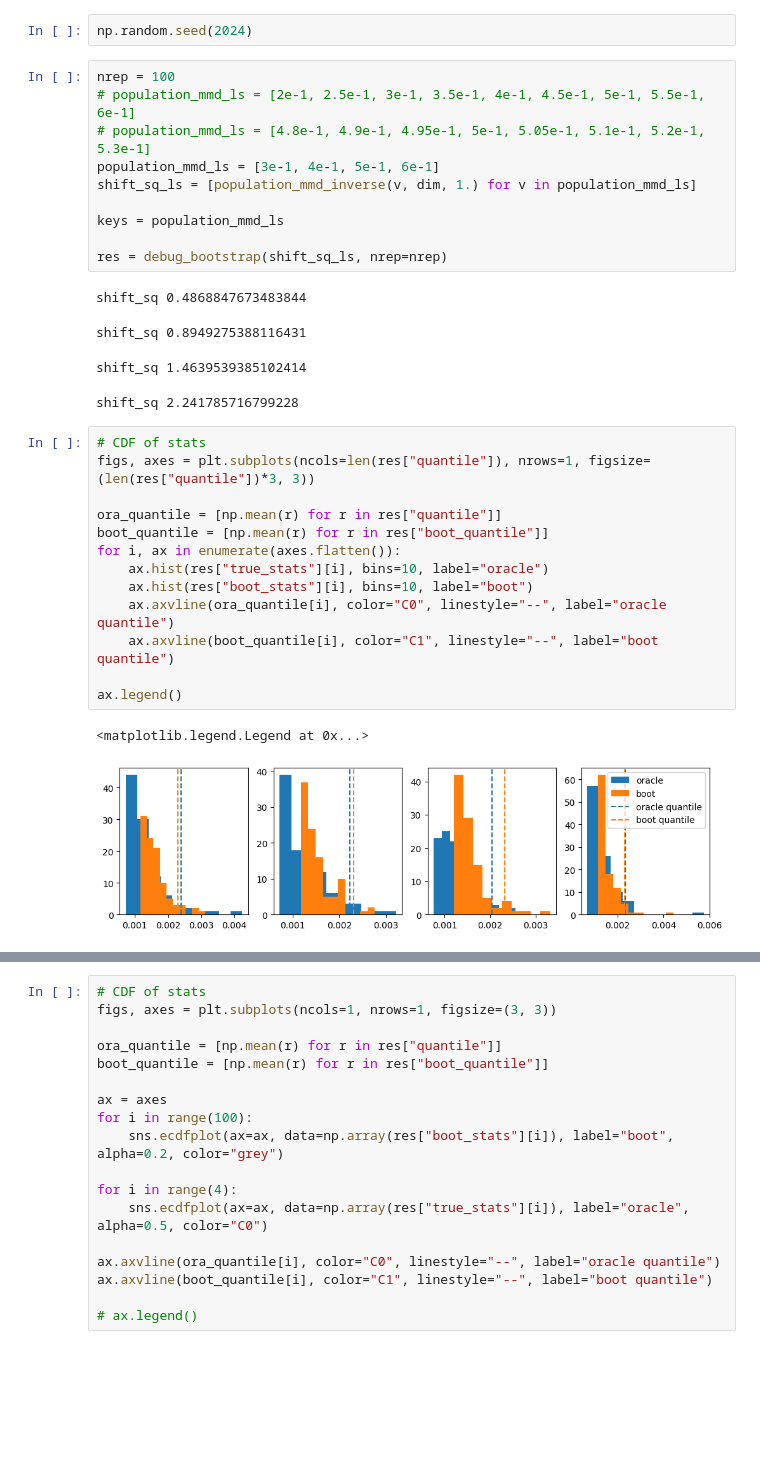
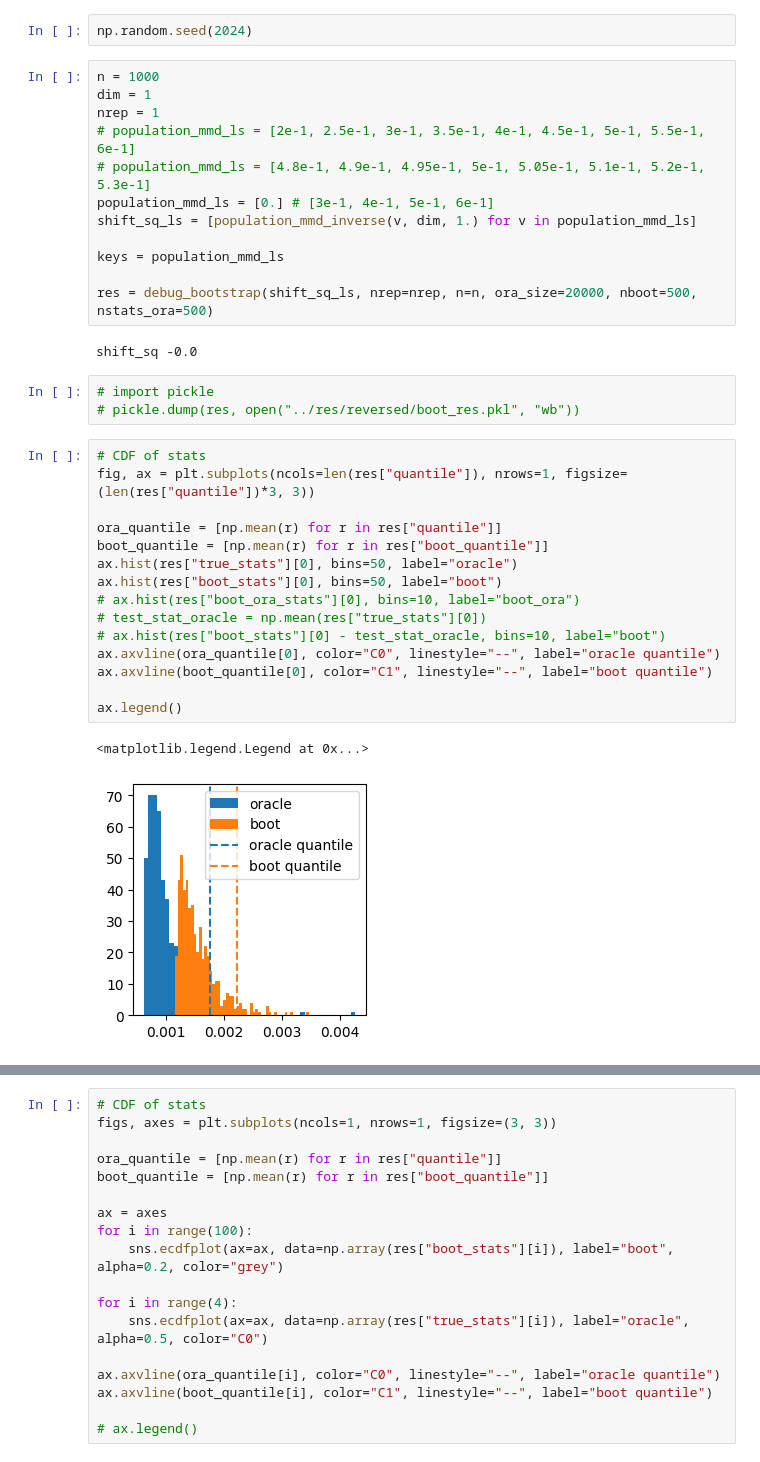
Before and after one commit to XingLLiu/robust-kernel-test, a Jupyter notebook: notebooks/reversed.ipynb, the cells around one changed output, grey strips where cells are left out. Cells and saved outputs as stored; diff of their text form; blank space fills up the shorter version.

```diff
--- a/notebooks/reversed.ipynb
+++ b/notebooks/reversed.ipynb
@@ -657,35 +653,39 @@ def debug_bootstrap(shift_sq_ls, nrep):
 # %%
 np.random.seed(2024)
 # %%
-nrep = 100
+n = 1000
+dim = 1
+nrep = 1
 # population_mmd_ls = [2e-1, 2.5e-1, 3e-1, 3.5e-1, 4e-1, 4.5e-1, 5e-1, 5.5e-1, 6e-1]
 # population_mmd_ls = [4.8e-1, 4.9e-1, 4.95e-1, 5e-1, 5.05e-1, 5.1e-1, 5.2e-1, 5.3e-1]
-population_mmd_ls = [3e-1, 4e-1, 5e-1, 6e-1]
+population_mmd_ls = [0.] # [3e-1, 4e-1, 5e-1, 6e-1]
 shift_sq_ls = [population_mmd_inverse(v, dim, 1.) for v in population_mmd_ls]
 
 keys = population_mmd_ls
 
-res = debug_bootstrap(shift_sq_ls, nrep=nrep)
+res = debug_bootstrap(shift_sq_ls, nrep=nrep, n=n, ora_size=20000, nboot=500, nstats_ora=500)
 # %% [output]
-shift_sq 0.4868847673483844
+shift_sq -0.0
-shift_sq 0.8949275388116431
-shift_sq 1.4639539385102414
-shift_sq 2.241785716799228
-# %%
-# CDF of stats
-figs, axes = plt.subplots(ncols=len(res["quantile"]), nrows=1, figsize=(len(res["quantile"])*3, 3))
-
-ora_quantile = [np.mean(r) for r in res["quantile"]]
-boot_quantile = [np.mean(r) for r in res["boot_quantile"]]
-for i, ax in enumerate(axes.flatten()):
-    ax.hist(res["true_stats"][i], bins=10, label="oracle")
-    ax.hist(res["boot_stats"][i], bins=10, label="boot")
-    ax.axvline(ora_quantile[i], color="C0", linestyle="--", label="oracle quantile")
-    ax.axvline(boot_quantile[i], color="C1", linestyle="--", label="boot quantile")
-
-ax.legend()
-# %% [output]
-<matplotlib.legend.Legend at 0x...>
-[figure]
+# %%
+# import pickle
+# pickle.dump(res, open("../res/reversed/boot_res.pkl", "wb"))
+# %%
+# CDF of stats
+fig, ax = plt.subplots(ncols=len(res["quantile"]), nrows=1, figsize=(len(res["quantile"])*3, 3))
+
+ora_quantile = [np.mean(r) for r in res["quantile"]]
+boot_quantile = [np.mean(r) for r in res["boot_quantile"]]
+ax.hist(res["true_stats"][0], bins=50, label="oracle")
+ax.hist(res["boot_stats"][0], bins=50, label="boot")
+# ax.hist(res["boot_ora_stats"][0], bins=10, label="boot_ora")
+# test_stat_oracle = np.mean(res["true_stats"][0])
+# ax.hist(res["boot_stats"][0] - test_stat_oracle, bins=10, label="boot")
+ax.axvline(ora_quantile[0], color="C0", linestyle="--", label="oracle quantile")
+ax.axvline(boot_quantile[0], color="C1", linestyle="--", label="boot quantile")
+
+ax.legend()
+# %% [output]
+<matplotlib.legend.Legend at 0x...>
+[figure, added]
 # %%
 # CDF of stats
```
Also changed, not shown: parts of 4 cells of this notebook, 3 other files.
